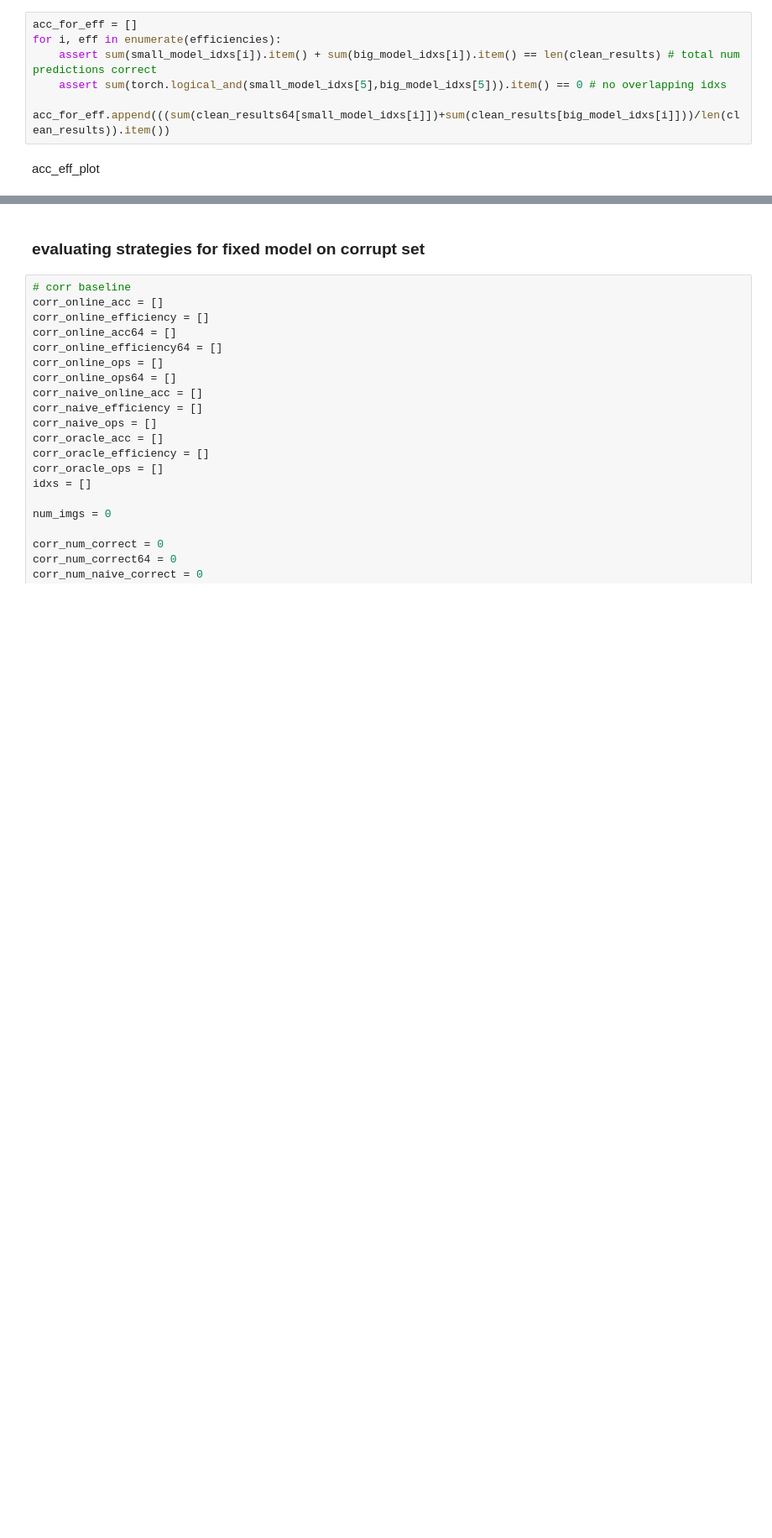
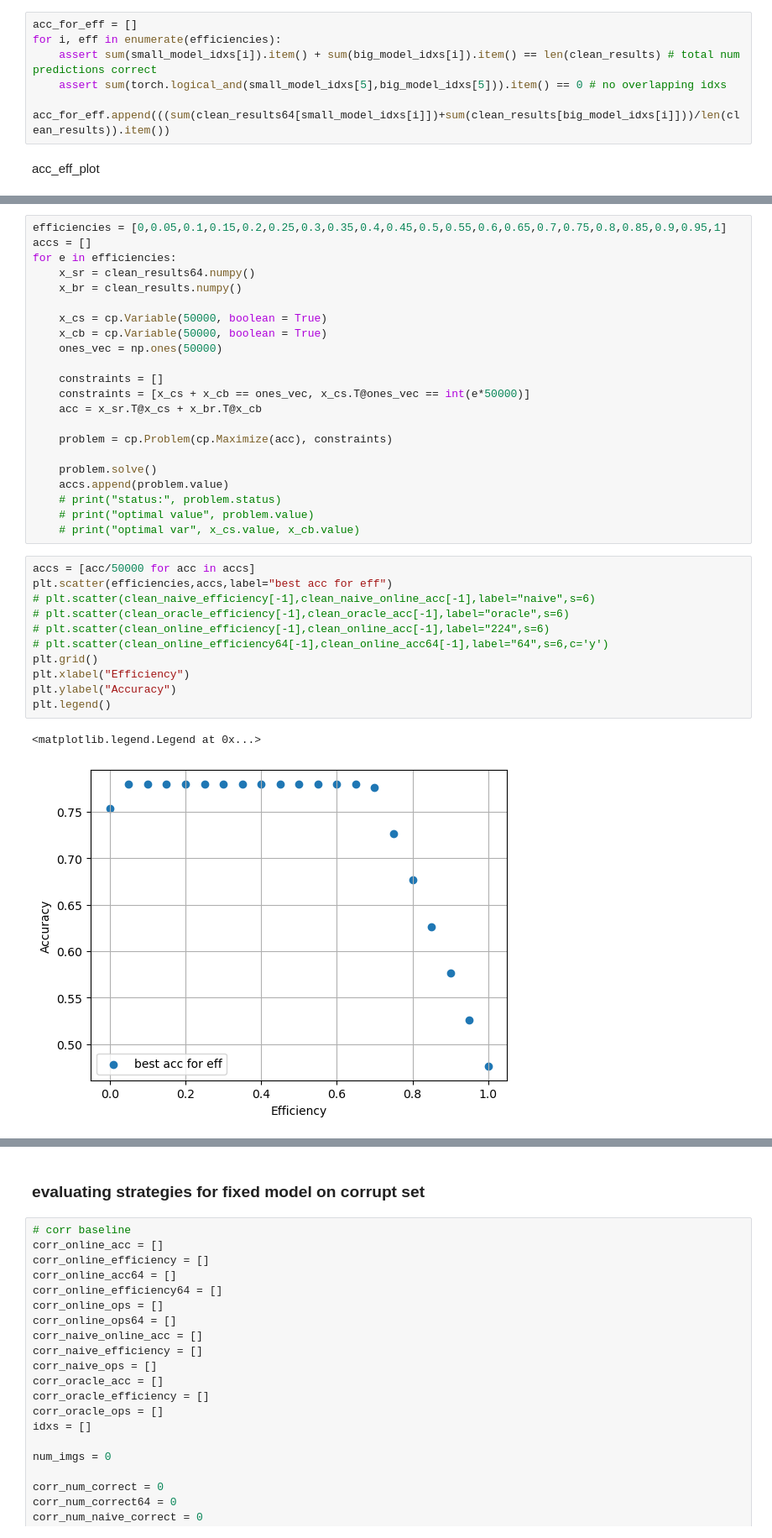
Before and after one commit to Geffen-Cooper/continual_learning_playground, a Jupyter notebook: src/test_time_kd/test_corruptions.ipynb, the cells around one changed output, grey strips where cells are left out. Shown at 84% size. Cells and saved outputs as stored; diff of their text form; blank space fills up the shorter version.

```diff
--- a/src/test_time_kd/test_corruptions.ipynb
+++ b/src/test_time_kd/test_corruptions.ipynb
@@ -968,0 +970,36 @@ plt.legend()
+# %%
+efficiencies = [0,0.05,0.1,0.15,0.2,0.25,0.3,0.35,0.4,0.45,0.5,0.55,0.6,0.65,0.7,0.75,0.8,0.85,0.9,0.95,1]
+accs = []
+for e in efficiencies:
+    x_sr = clean_results64.numpy()
+    x_br = clean_results.numpy()
+
+    x_cs = cp.Variable(50000, boolean = True)
+    x_cb = cp.Variable(50000, boolean = True)
+    ones_vec = np.ones(50000)
+
+    constraints = []
+    constraints = [x_cs + x_cb == ones_vec, x_cs.T@ones_vec == int(e*50000)]
+    acc = x_sr.T@x_cs + x_br.T@x_cb
+
+    problem = cp.Problem(cp.Maximize(acc), constraints)
+
+    problem.solve()
+    accs.append(problem.value)
+    # print("status:", problem.status)
+    # print("optimal value", problem.value)
+    # print("optimal var", x_cs.value, x_cb.value)
+# %%
+accs = [acc/50000 for acc in accs]
+plt.scatter(efficiencies,accs,label="best acc for eff")
+# plt.scatter(clean_naive_efficiency[-1],clean_naive_online_acc[-1],label="naive",s=6)
+# plt.scatter(clean_oracle_efficiency[-1],clean_oracle_acc[-1],label="oracle",s=6)
+# plt.scatter(clean_online_efficiency[-1],clean_online_acc[-1],label="224",s=6)
+# plt.scatter(clean_online_efficiency64[-1],clean_online_acc64[-1],label="64",s=6,c='y')
+plt.grid()
+plt.xlabel("Efficiency")
+plt.ylabel("Accuracy")
+plt.legend()
+# %% [output]
+<matplotlib.legend.Legend at 0x...>
+[figure, added]
```
Also changed, not shown: parts of 4 cells of this notebook, 1 other file.
